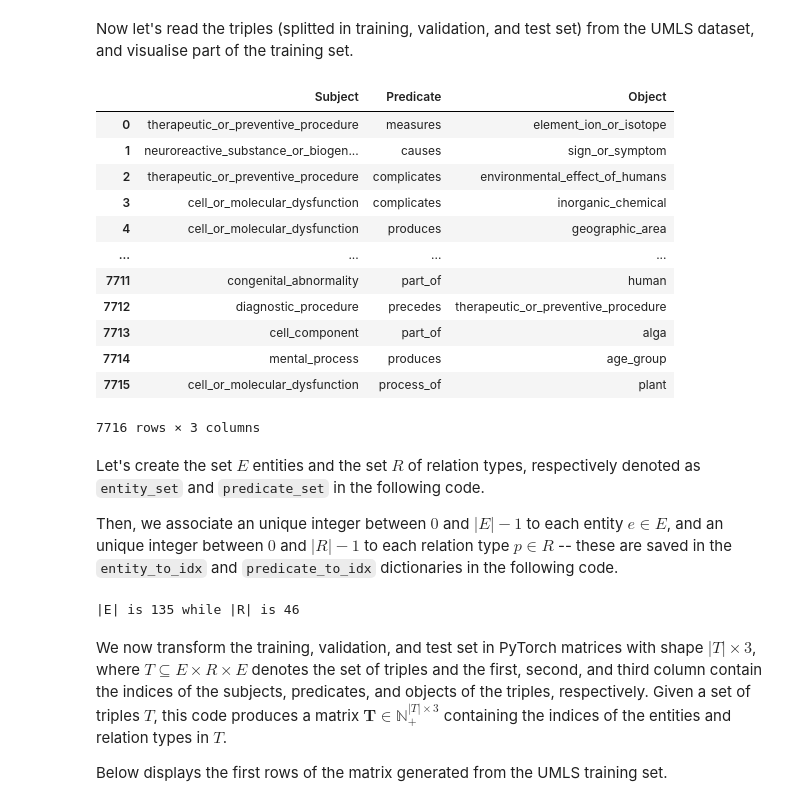
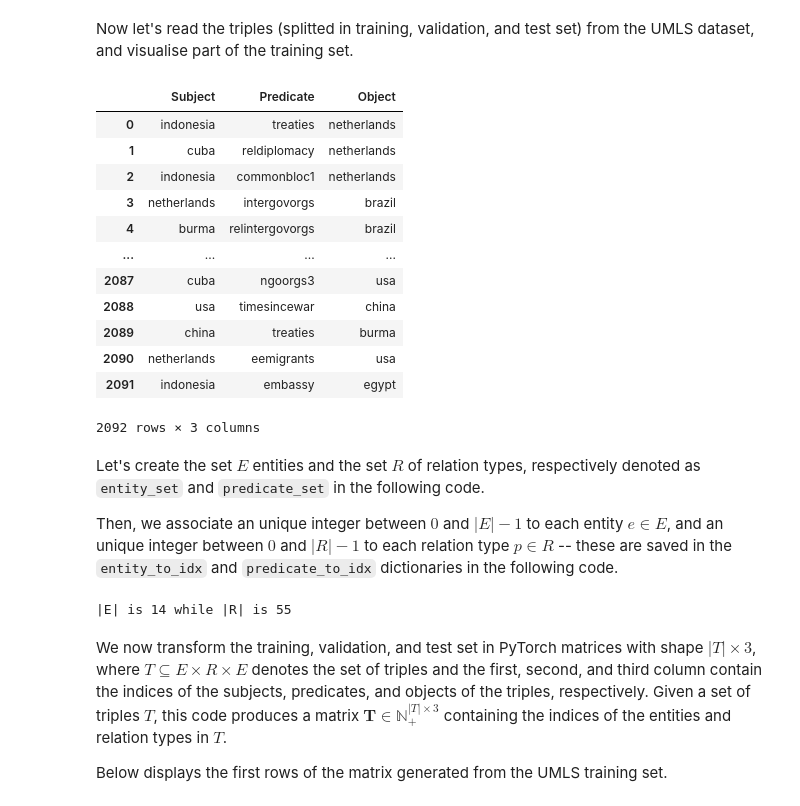
Before and after one commit to FlintyTub49/augmentation-diss, a Jupyter notebook: KGC Embeddings.ipynb, the cells around one changed output. Cells and saved outputs as stored; diff of their text form; code cells hidden in the pictures.

```diff
--- a/KGC Embeddings.ipynb
+++ b/KGC Embeddings.ipynb
@@ -7,39 +7,39 @@ Now let's read the triples (splitted in training, validation, and test set) from
 # %%
 # @title
 from os.path import splitext
 from typing import List, Tuple, Set, Dict, Optional, Iterable, Pattern
 
 def read_triples(path: str) -> List[Tuple[str, str, str]]:
     triples = []
     with open(path, 'rt') as f:
       for line in f:
         s, p, o = line.split('\t')
         triples += [(s.strip(), p.strip(), o.strip())]
     return triples
 
 
-train_triples_lst = read_triples('text_files/umls/umls_2500_gpt.tsv')
-valid_triples_lst = read_triples('text_files/umls/dev.tsv')
-test_triples_lst = read_triples('text_files/umls/test.tsv')
+train_triples_lst = read_triples('text_files/nations/nations_train_2500.tsv')
+valid_triples_lst = read_triples('text_files/nations/valid.txt')
+test_triples_lst = read_triples('text_files/nations/test.txt')
 
 import pandas as pd
 
 train_df = pd.DataFrame(train_triples_lst, columns =['Subject', 'Predicate', 'Object'])
 train_df
 # %% [output]
 |  | Subject | Predicate | Object |
-| 0 | therapeutic_or_preventive_procedure | measures | element_ion_or_isotope |
-| 1 | neuroreactive_substance_or_biogen... | causes | sign_or_symptom |
-| 2 | therapeutic_or_preventive_procedure | complicates | environmental_effect_of_humans |
-| 3 | cell_or_molecular_dysfunction | complicates | inorganic_chemical |
-| 4 | cell_or_molecular_dysfunction | produces | geographic_area |
+| 0 | indonesia | treaties | netherlands |
+| 1 | cuba | reldiplomacy | netherlands |
+| 2 | indonesia | commonbloc1 | netherlands |
+| 3 | netherlands | intergovorgs | brazil |
+| 4 | burma | relintergovorgs | brazil |
 | ... | ... | ... | ... |
-| 7711 | congenital_abnormality | part_of | human |
-| 7712 | diagnostic_procedure | precedes | therapeutic_or_preventive_procedure |
-| 7713 | cell_component | part_of | alga |
-| 7714 | mental_process | produces | age_group |
-| 7715 | cell_or_molecular_dysfunction | process_of | plant |
+| 2087 | cuba | ngoorgs3 | usa |
+| 2088 | usa | timesincewar | china |
+| 2089 | china | treaties | burma |
+| 2090 | netherlands | eemigrants | usa |
+| 2091 | indonesia | embassy | egypt |
-7716 rows × 3 columns
+2092 rows × 3 columns
 # %% [markdown]
 Let's create the set $E$ entities and the set $R$ of relation types, respectively denoted as `entity_set` and `predicate_set` in the following code.
 
@@ -67,7 +67,7 @@ idx_to_predicate: Dict[int, str] = {idx: predicate for predicate, idx in predica
 
 print("|E| is", len(entity_set), "while |R| is", len(predicate_set))
 # %% [output]
-|E| is 135 while |R| is 46
+|E| is 14 while |R| is 55
 # %% [markdown]
 We now transform the training, validation, and test set in PyTorch matrices with shape $|T| \times 3$, where $T \subseteq E \times R \times E$ denotes the set of triples and the first, second, and third column contain the indices of the subjects, predicates, and objects of the triples, respectively. Given a set of triples $T$, this code produces a matrix $\mathbf{T} \in \mathbb{N}_{+}^{|T| \times 3}$ containing the indices of the entities and relation types in $T$.
 
```
Also changed, not shown: parts of 6 cells of this notebook, 8 other files.
